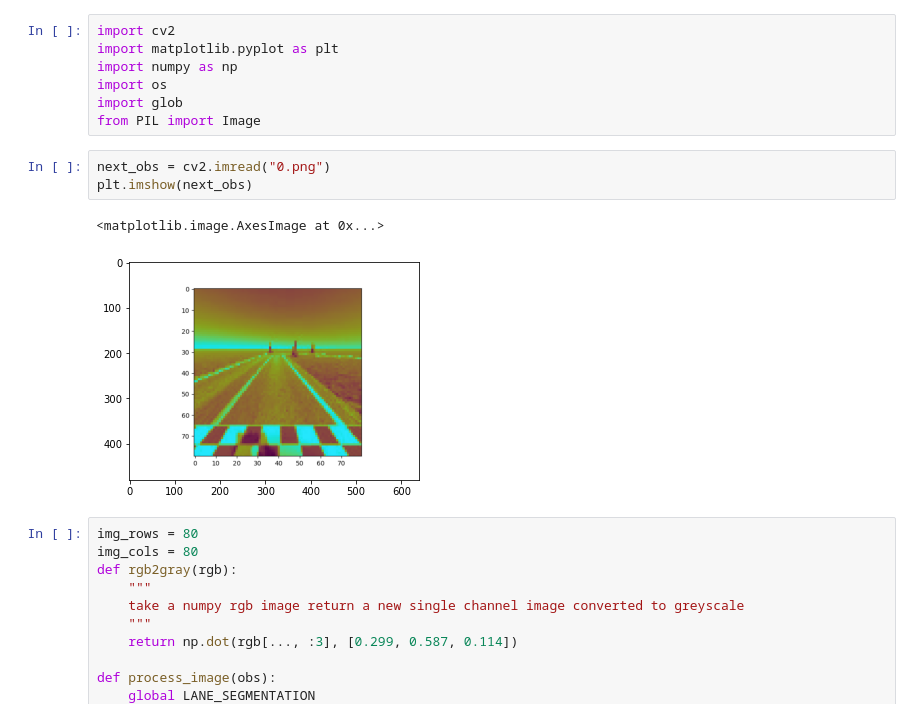
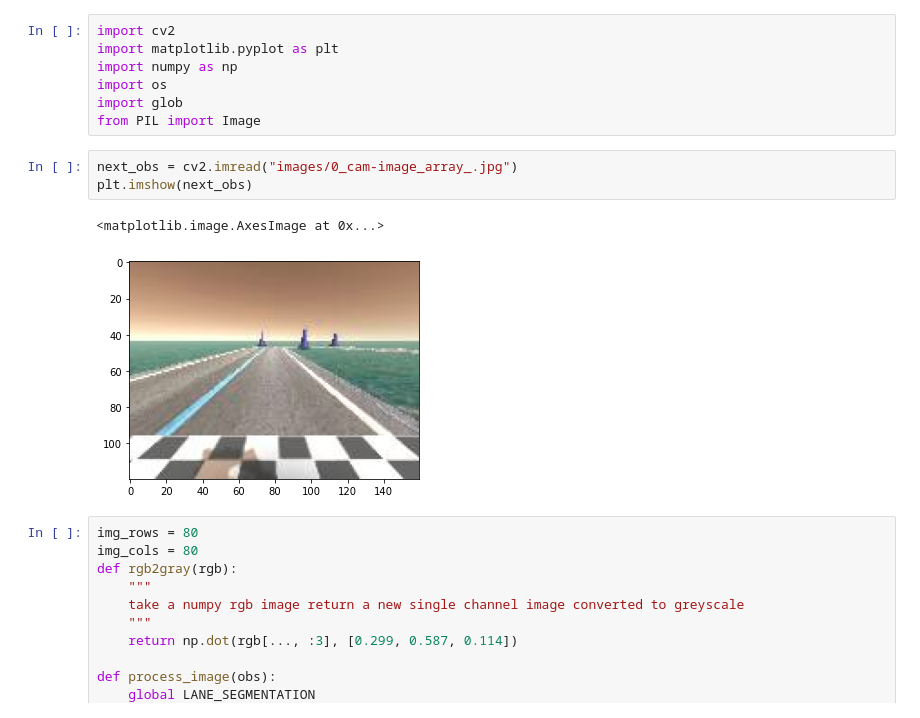
Before and after one commit to Toefinder/DonkeyCar_RLautonomous, a Jupyter notebook: projects/LSTM.ipynb, the cells around one changed output. Saved outputs shown, nothing was run; the diff lists cells and outputs as text.

```diff
--- a/projects/LSTM.ipynb
+++ b/projects/LSTM.ipynb
@@ -159,11 +161,11 @@ import os
 import glob
 from PIL import Image
 # %%
-next_obs = cv2.imread("0.png")
+next_obs = cv2.imread("images/0_cam-image_array_.jpg")
 plt.imshow(next_obs)
 # %% [output]
 <matplotlib.image.AxesImage at 0x...>
-[figure, old version]
+[figure, new version]
 # %%
 img_rows = 80
 img_cols = 80
```
Also changed, not shown: parts of 11 cells of this notebook, 2 other files.
